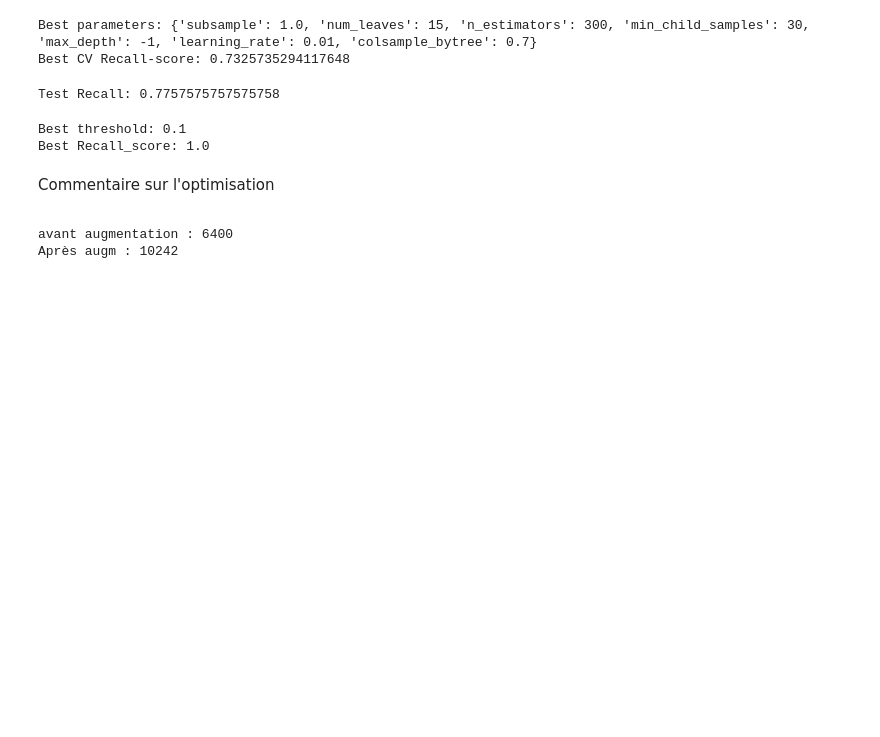
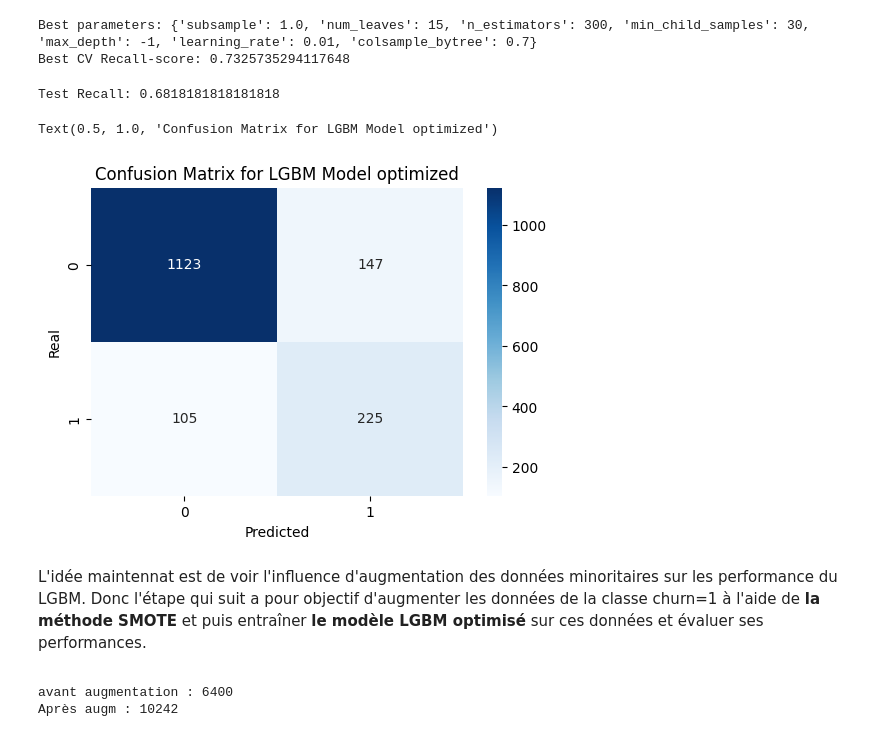
Before and after one commit to Design3Website/MachineLearning_PredictingChurnRate, a Jupyter notebook: MLproject.ipynb, the cells around one changed output. Saved outputs shown, nothing was run; the diff lists cells and outputs as text; code cells hidden in the pictures; blank space fills up the shorter version.

```diff
--- a/MLproject.ipynb
+++ b/MLproject.ipynb
@@ -1088,24 +1082,19 @@ Best CV Recall-score: 0.7325735294117648
 # %%
 y_pred = best_lgbm.predict(X_test)
 print("Test Recall:", recall_score(y_test, y_pred))
+cm = confusion_matrix(y_test, y_pred)
+plt.figure(figsize=(6,4))
+sns.heatmap(cm, annot=True, fmt='d', cmap='Blues')
+plt.xlabel('Predicted')
+plt.ylabel('Real')
+plt.title('Confusion Matrix for LGBM Model optimized')
 # %% [output]
-Test Recall: 0.7757575757575758
+Test Recall: 0.6818181818181818
+Text(0.5, 1.0, 'Confusion Matrix for LGBM Model optimized')
+[figure, added]
-# %%
-y_proba = best_lgbm.predict_proba(X_test)[:,1]
-
-thresholds = np.arange(0.1, 0.9, 0.01)
-recall_scors = [recall_score(y_test, (y_proba > t).astype(int)) for t in thresholds]
-
-best_threshold = thresholds[np.argmax(recall_scors)]
-
-print("Best threshold:", best_threshold)
-print("Best Recall_score:", max(recall_scors))
-# %% [output]
-Best threshold: 0.1
-Best Recall_score: 1.0
 # %% [markdown]
 <div style="font-family: Georgia, 'Times New Roman', serif; font-size:15px; line-height:1.6;">
-  <p> Commentaire sur l'optimisation </p>
+  <p> L'idée maintennat est de voir l'influence d'augmentation des données minoritaires sur les performance du LGBM. Donc l'étape qui suit a pour objectif d'augmenter les données de la classe churn=1 à l'aide de <strong> la méthode SMOTE</strong>  et puis entraîner <strong> le modèle LGBM optimisé</strong>  sur ces données et évaluer ses performances.   </p>
 </div>
 # %%
 ## Entrainement de LGBM optimisé sur des données augmentées.
```
Also changed, not shown: parts of 19 cells of this notebook.
